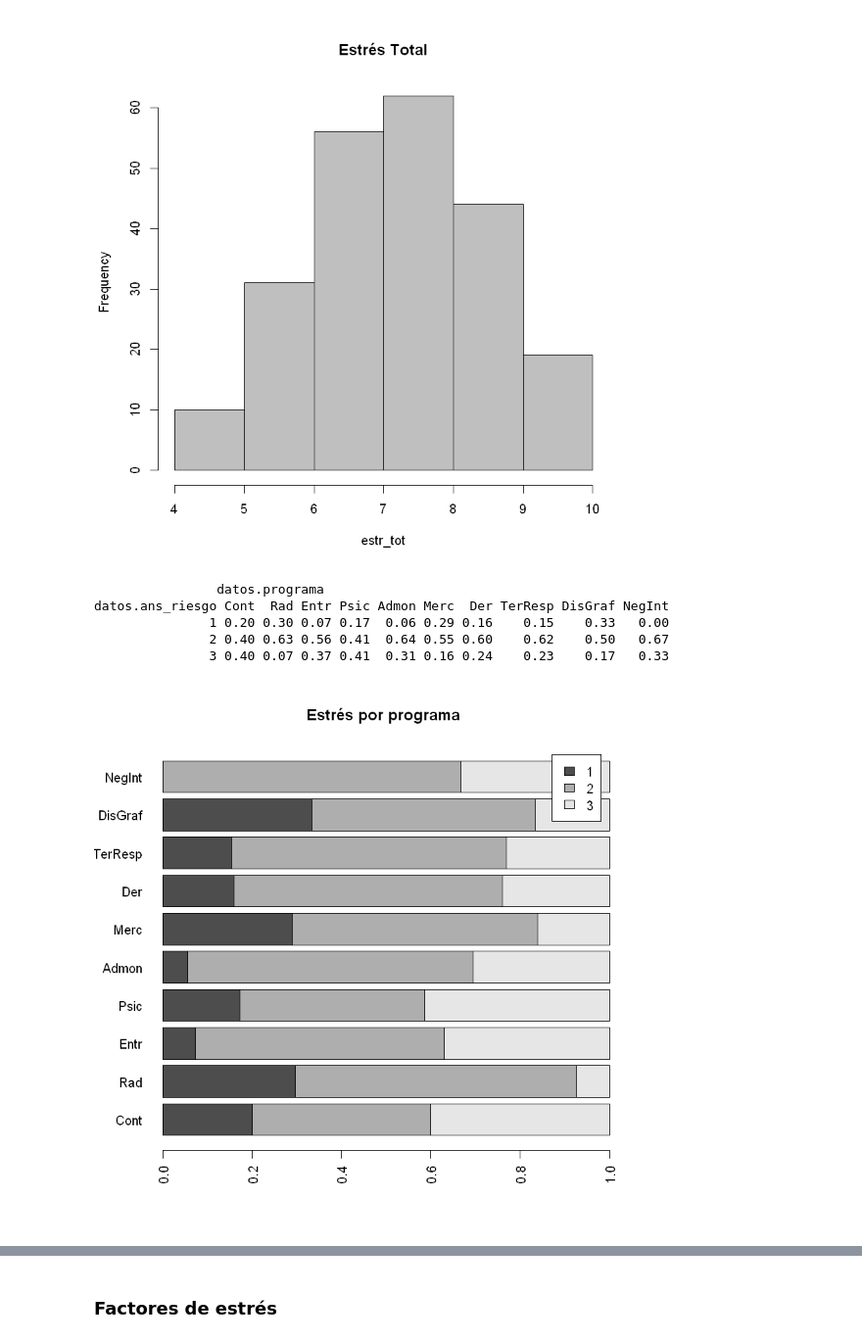
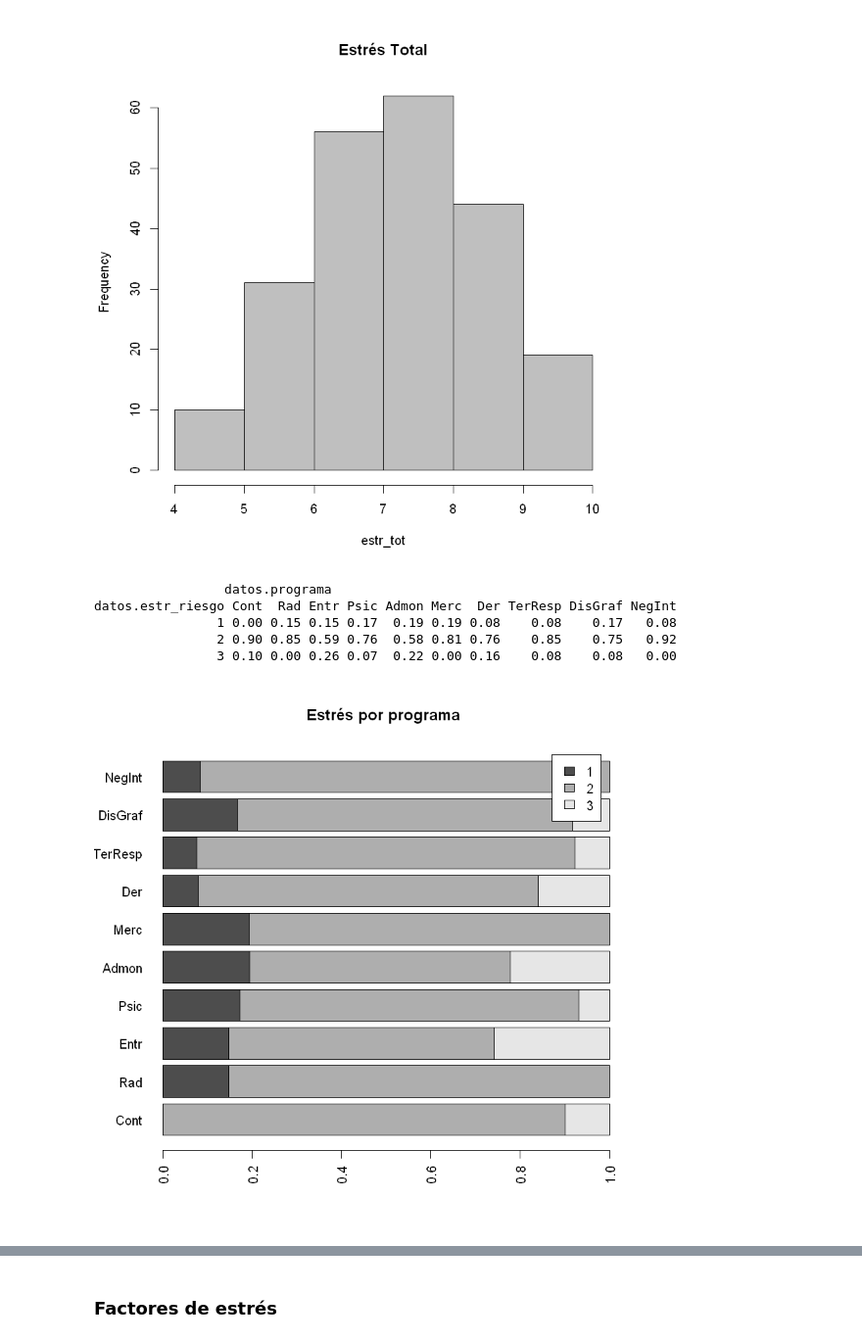
Before and after one commit to Yagwar/Proyectos, a Jupyter notebook: Helena Riesgo Ans-estr.ipynb, the cells around one changed output, grey strips where cells are left out. Shown at 98% size. Cells and saved outputs as stored; diff of their text form; code cells hidden in the pictures.

```diff
--- a/Helena Riesgo Ans-estr.ipynb
+++ b/Helena Riesgo Ans-estr.ipynb
@@ -154,15 +154,15 @@ hist(estr_tot, col="gray75", main="Estrés Total", breaks = 5)
 [figure]
 # %%
 estr_prog_tbl=table(data.frame(datos$estr_riesgo,datos$programa))
-round(prop.table(ans_prog_tbl,2),2)
+round(prop.table(estr_prog_tbl,2),2)
 # %% [output]
-                datos.programa
-datos.ans_riesgo Cont  Rad Entr Psic Admon Merc  Der TerResp DisGraf NegInt
-               1 0.20 0.30 0.07 0.17  0.06 0.29 0.16    0.15    0.33   0.00
-               2 0.40 0.63 0.56 0.41  0.64 0.55 0.60    0.62    0.50   0.67
-               3 0.40 0.07 0.37 0.41  0.31 0.16 0.24    0.23    0.17   0.33
+                 datos.programa
+datos.estr_riesgo Cont  Rad Entr Psic Admon Merc  Der TerResp DisGraf NegInt
+                1 0.00 0.15 0.15 0.17  0.19 0.19 0.08    0.08    0.17   0.08
+                2 0.90 0.85 0.59 0.76  0.58 0.81 0.76    0.85    0.75   0.92
+                3 0.10 0.00 0.26 0.07  0.22 0.00 0.16    0.08    0.08   0.00
 # %%
-barplot(prop.table(ans_prog_tbl,2), horiz=TRUE,las=2, legend=TRUE, main="Estrés por programa")
+barplot(prop.table(estr_prog_tbl,2), horiz=TRUE,las=2, legend=TRUE, main="Estrés por programa")
 # %% [output]
-[figure, old version]
+[figure, new version]
 # %%
```
Also changed, not shown: parts of 1 cell of this notebook.
